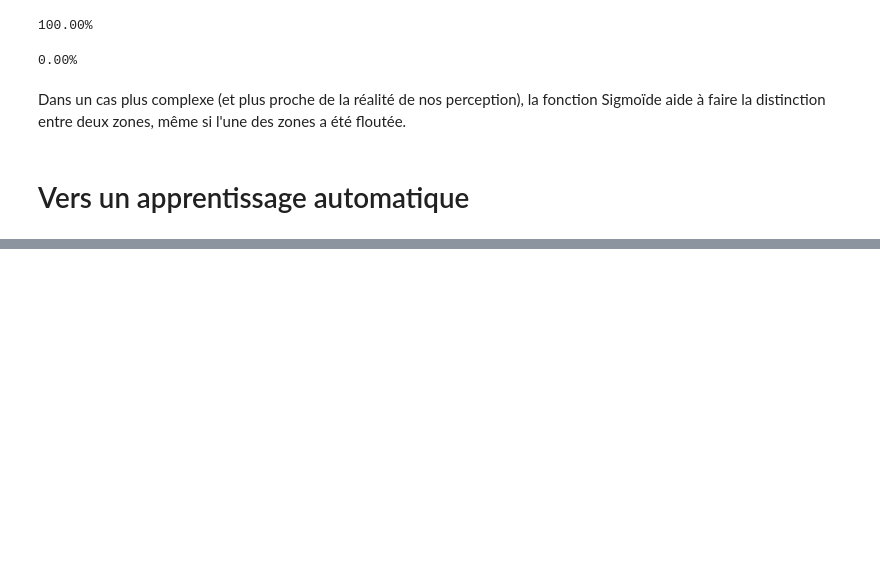
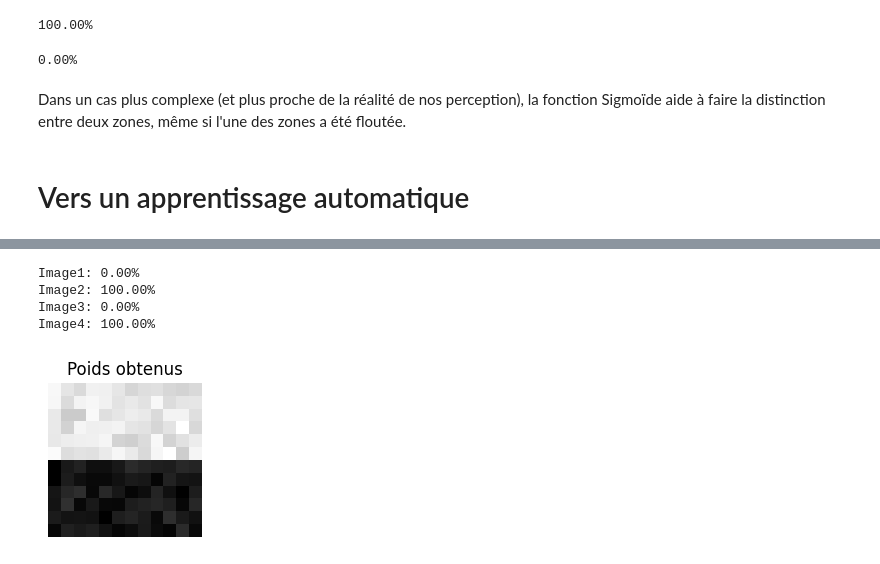
Before and after one commit to mat90hub/python_par_jupyter, a Jupyter notebook: 10_machine_learning/03_neurone.ipynb, the cells around one changed output, grey strips where cells are left out. Drawn from its saved outputs; the diff is of its cells as text; code cells hidden in the pictures; blank space fills up the shorter version.

```diff
--- a/10_machine_learning/03_neurone.ipynb
+++ b/10_machine_learning/03_neurone.ipynb
@@ -213,0 +285,29 @@ Pour cette algorithme, on peut se souvenir de la méthode de la [regression logi
+# %%
+nb_exp = 100
+for num_test in range(nb_exp):
+    for X, y0 in zip(Input, Expected):
+        # calcul en avant (forward)
+        y = mon_neurone3.activation(X)
+        delta = y - y0
+
+        # Nous calculons le gradient
+        Grad = mon_neurone3.activation_prime(X)
+        # pour mettre à jour les poids
+        mon_neurone3.update_weights(delta * Grad, 1)
+
+for X, num in zip(Input, (1, 2, 3, 4)):
+    res = mon_neurone3.activation(X)
+    print(f'Image{num}: {res*100:.2f}%')
+# %% [output]
+Image1: 0.00%
+Image2: 100.00%
+Image3: 0.00%
+Image4: 100.00%
+# %%
+plt.figure(figsize=(2,2))
+plt.imshow(np.reshape(mon_neurone3.weights,(12,12)), cmap="gray")
+plt.axis("off")
+plt.title("Poids obtenus")
+plt.show()
+# %% [output]
+[figure, added]
```
Also changed, not shown: parts of 19 cells of this notebook.
